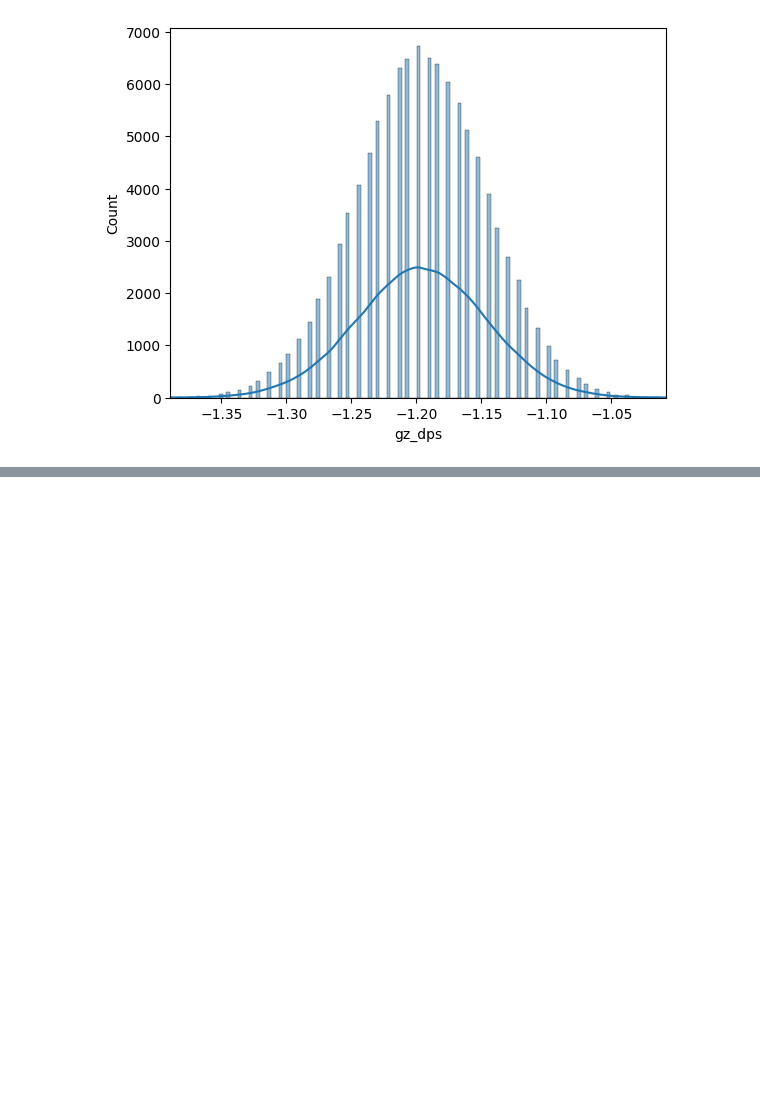
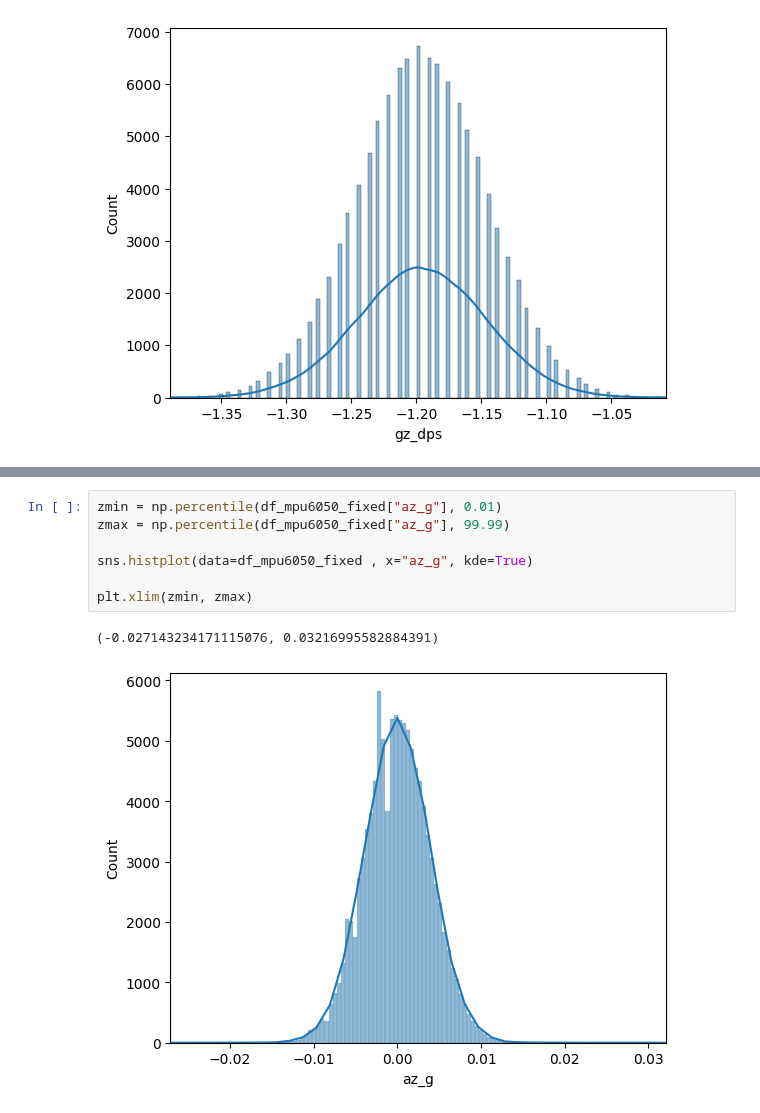
Before and after one commit to alexandrelpgillet/ESP-MPU6050-, a Jupyter notebook: analyse_data/statisic.ipynb, the cells around one changed output, grey strips where cells are left out. Cells and saved outputs as stored; diff of their text form; blank space fills up the shorter version.

```diff
--- a/analyse_data/statisic.ipynb
+++ b/analyse_data/statisic.ipynb
@@ -176,0 +215,10 @@ plt.xlim(zmin, zmax)
+# %%
+zmin = np.percentile(df_mpu6050_fixed["az_g"], 0.01)
+zmax = np.percentile(df_mpu6050_fixed["az_g"], 99.99)
+
+sns.histplot(data=df_mpu6050_fixed , x="az_g", kde=True)
+
+plt.xlim(zmin, zmax)
+# %% [output]
+(-0.027143234171115076, 0.03216995582884391)
+[figure, added]
```
Also changed, not shown: parts of 7 cells of this notebook.
